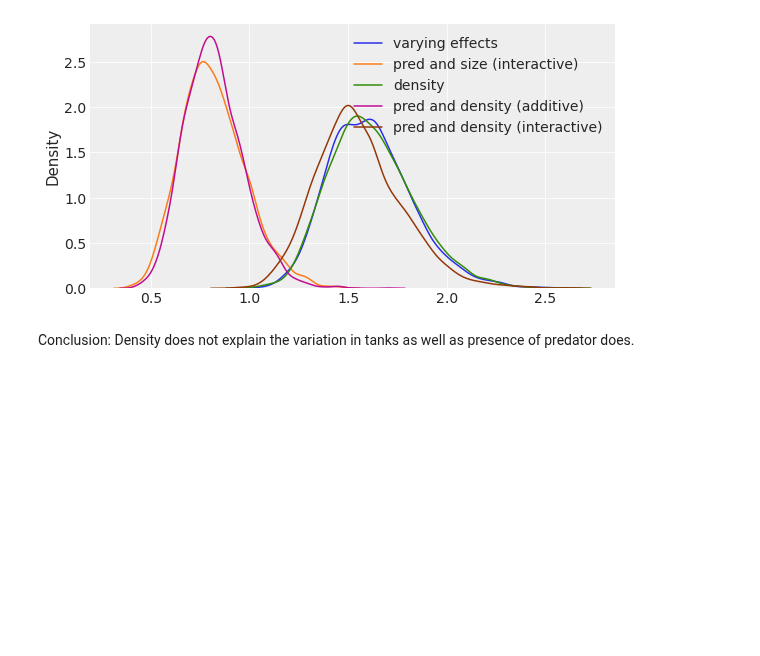
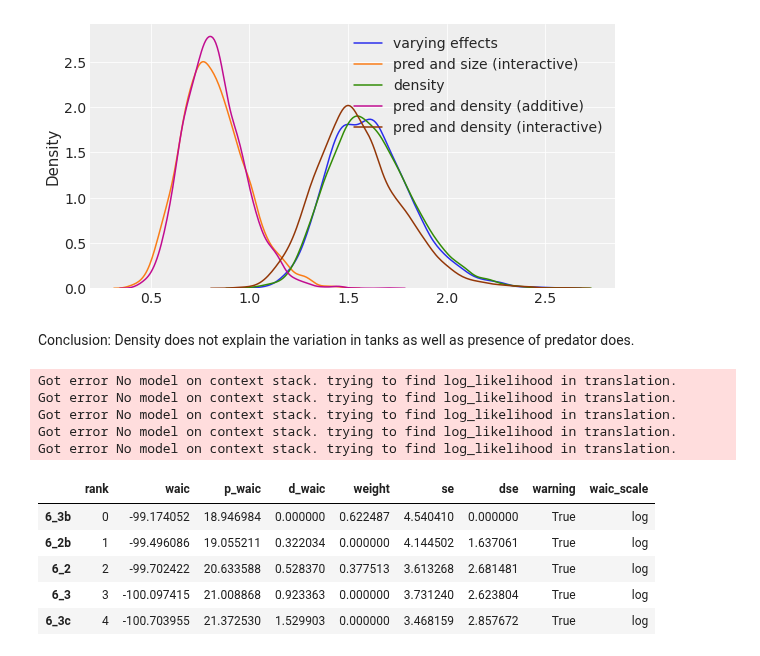
Before and after one commit to fhte2/statistical-rethinking, a Jupyter notebook: Week_6_exercises.ipynb, the cells around one changed output. Cells and saved outputs as stored; diff of their text form; code cells hidden in the pictures; blank space fills up the shorter version.

```diff
--- a/Week_6_exercises.ipynb
+++ b/Week_6_exercises.ipynb
@@ -498,3 +485,17 @@ ax.legend()
 # %% [markdown]
 Conclusion:
 Density does not explain the variation in tanks as well as presence of predator does.
+# %%
+az.compare({'6_2': trace_6_2, '6_2b': trace_6_2b, '6_3':trace_6_3, '6_3b':trace_6_3b, '6_3c': trace_6_3c},'waic')
+# %% [output]
+Got error No model on context stack. trying to find log_likelihood in translation.
+Got error No model on context stack. trying to find log_likelihood in translation.
+Got error No model on context stack. trying to find log_likelihood in translation.
+Got error No model on context stack. trying to find log_likelihood in translation.
+Got error No model on context stack. trying to find log_likelihood in translation.
+|  | rank | waic | p_waic | d_waic | weight | se | dse | warning | waic_scale |
+| 6_3b | 0 | -99.174052 | 18.946984 | 0.000000 | 0.622487 | 4.540410 | 0.000000 | True | log |
+| 6_2b | 1 | -99.496086 | 19.055211 | 0.322034 | 0.000000 | 4.144502 | 1.637061 | True | log |
+| 6_2 | 2 | -99.702422 | 20.633588 | 0.528370 | 0.377513 | 3.613268 | 2.681481 | True | log |
+| 6_3 | 3 | -100.097415 | 21.008868 | 0.923363 | 0.000000 | 3.731240 | 2.623804 | True | log |
+| 6_3c | 4 | -100.703955 | 21.372530 | 1.529903 | 0.000000 | 3.468159 | 2.857672 | True | log |
```
Also changed, not shown: parts of 3 cells of this notebook.
